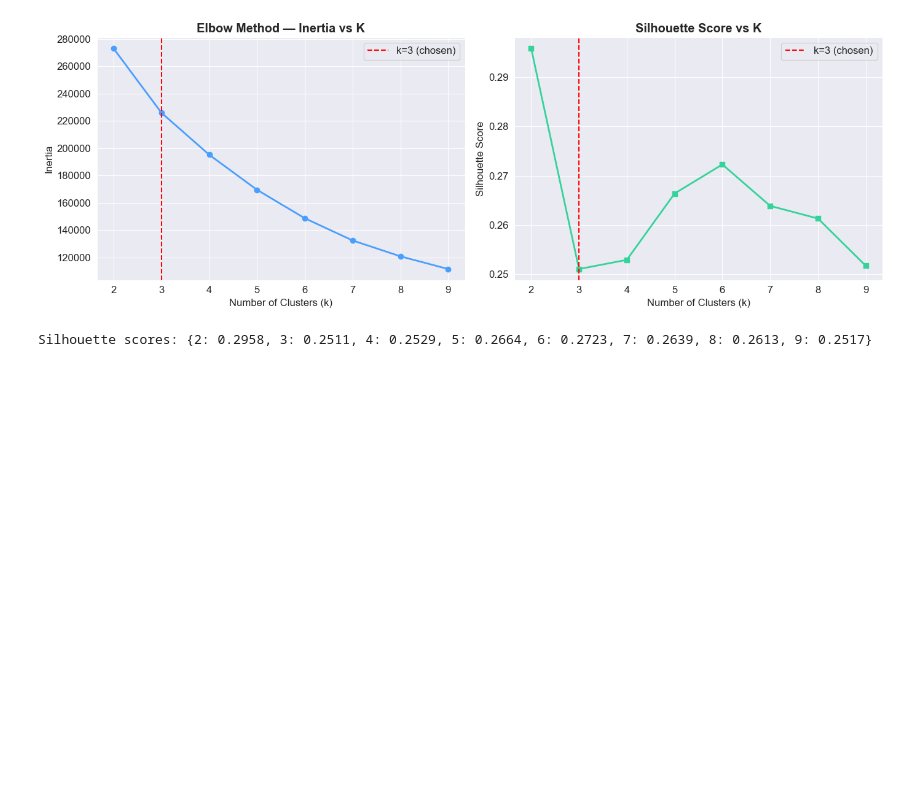
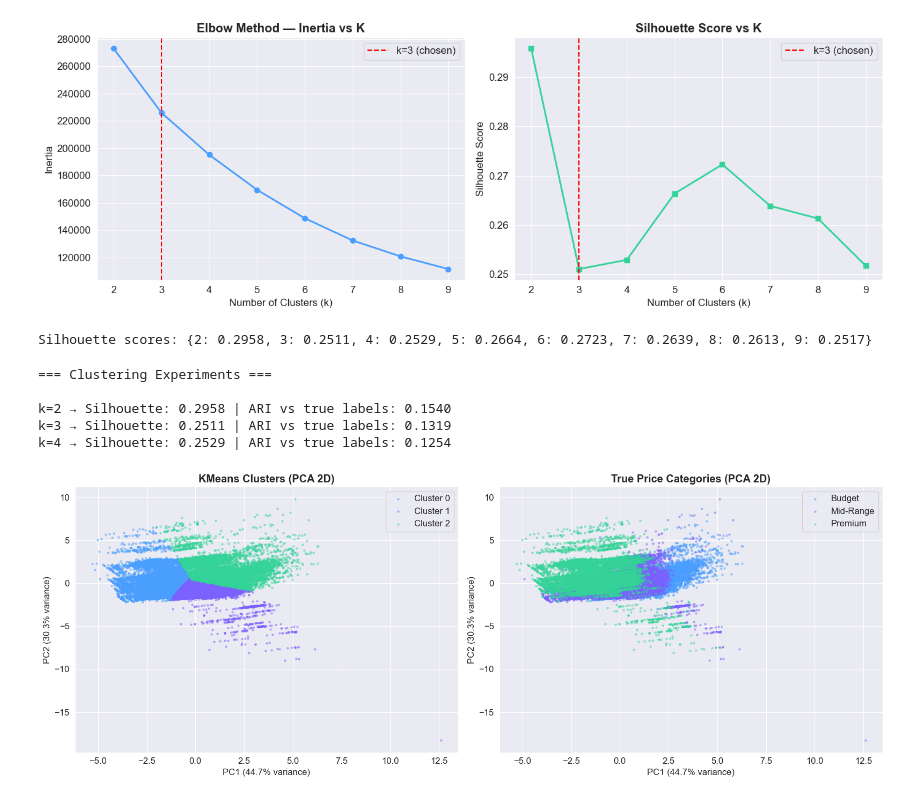
Before and after one commit to ErinaTernava/AutoValue, a Jupyter notebook: notebooks/classifications.ipynb, the cells around one changed output. Cells and saved outputs as stored; diff of their text form; code cells hidden in the pictures; blank space fills up the shorter version.

Commit message:
finishing kmeans /greta

```diff
--- a/notebooks/classifications.ipynb
+++ b/notebooks/classifications.ipynb
@@ -540,3 +540,58 @@ print(f"Silhouette scores: { {k: round(s,4) for k,s in zip(k_range, silhouettes)
 # %% [output]
 [figure]
 Silhouette scores: {2: 0.2958, 3: 0.2511, 4: 0.2529, 5: 0.2664, 6: 0.2723, 7: 0.2639, 8: 0.2613, 9: 0.2517}
+# %%
+# Experiment with k=2, k=3, k=4 and compare
+print("=== Clustering Experiments ===\n")
+for k in [2, 3, 4]:
+    km = KMeans(n_clusters=k, random_state=42, n_init=10)
+    labels = km.fit_predict(X_cluster_scaled)
+    sil = silhouette_score(X_cluster_scaled, labels)
+    ari = adjusted_rand_score(y_true_cluster, labels)
+    print(f"k={k} → Silhouette: {sil:.4f} | ARI vs true labels: {ari:.4f}")
+# %% [output]
+=== Clustering Experiments ===
+
+k=2 → Silhouette: 0.2958 | ARI vs true labels: 0.1540
+k=3 → Silhouette: 0.2511 | ARI vs true labels: 0.1319
+k=4 → Silhouette: 0.2529 | ARI vs true labels: 0.1254
+# %%
+# Final model: k=3 (matches our 3 price categories)
+kmeans_final = KMeans(n_clusters=3, random_state=42, n_init=10)
+cluster_labels = kmeans_final.fit_predict(X_cluster_scaled)
+
+# PCA to 2D for visualization
+pca = PCA(n_components=2)
+X_pca = pca.fit_transform(X_cluster_scaled)
+
+fig, axes = plt.subplots(1, 2, figsize=(16, 6))
+colors_cluster = ['#4a9eff', '#7b61ff', '#34d399']
+label_names_plot = {0: 'Budget', 1: 'Mid-Range', 2: 'Premium'}
+
+# KMeans clusters
+for c in range(3):
+    mask = cluster_labels == c
+    axes[0].scatter(X_pca[mask, 0], X_pca[mask, 1],
+                    c=colors_cluster[c], label=f'Cluster {c}',
+                    alpha=0.4, s=5)
+axes[0].set_title('KMeans Clusters (PCA 2D)', fontweight='bold')
+axes[0].set_xlabel(f'PC1 ({pca.explained_variance_ratio_[0]*100:.1f}% variance)')
+axes[0].set_ylabel(f'PC2 ({pca.explained_variance_ratio_[1]*100:.1f}% variance)')
+axes[0].legend()
+
+# True labels
+for c in range(3):
+    mask = y_true_cluster == c
+    axes[1].scatter(X_pca[mask, 0], X_pca[mask, 1],
+                    c=colors_cluster[c], label=label_names_plot[c],
+                    alpha=0.4, s=5)
+axes[1].set_title('True Price Categories (PCA 2D)', fontweight='bold')
+axes[1].set_xlabel(f'PC1 ({pca.explained_variance_ratio_[0]*100:.1f}% variance)')
+axes[1].set_ylabel(f'PC2 ({pca.explained_variance_ratio_[1]*100:.1f}% variance)')
+axes[1].legend()
+
+plt.tight_layout()
+plt.savefig('plots/06_kmeans_pca.png', dpi=150, bbox_inches='tight')
+plt.show()
+# %% [output]
+[figure, added]
```
Also changed, not shown: parts of 1 cell of this notebook, 1 other file.
